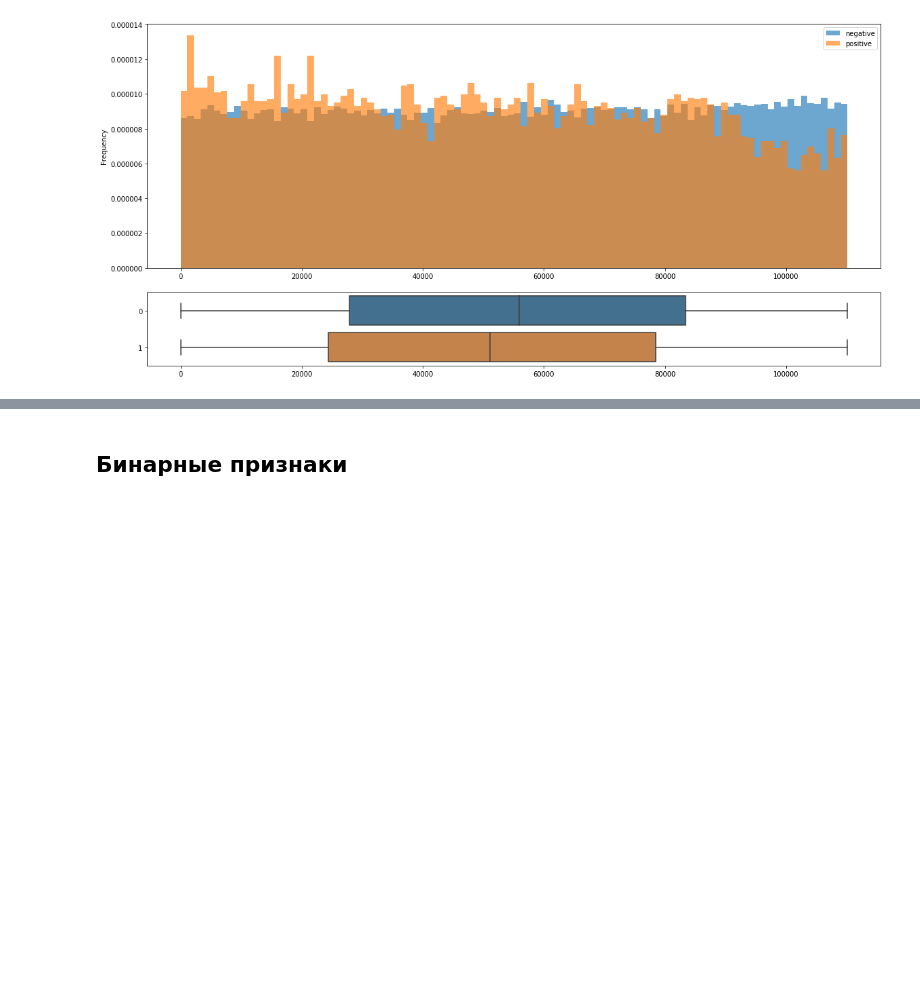
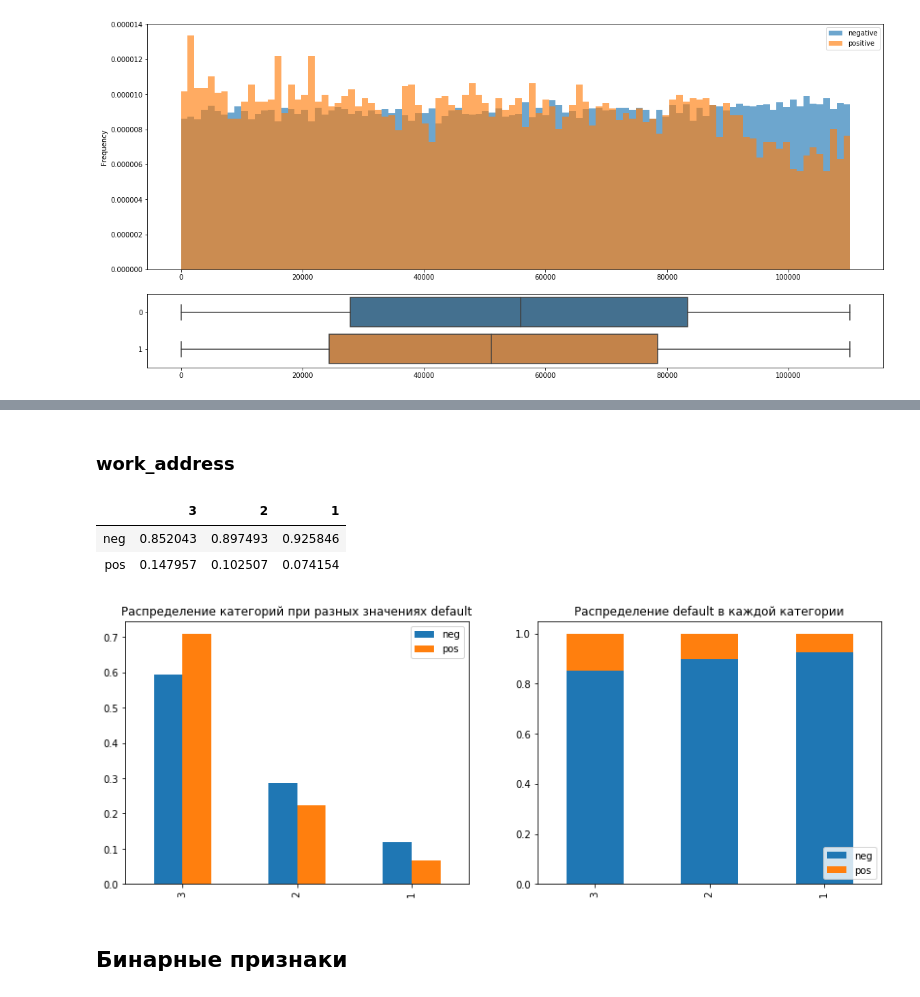
Before and after one commit to Urusut/IvanovDmitryV, a Jupyter notebook: Unit_5/Project_4.ipynb, the cells around one changed output, grey strips where cells are left out. Saved outputs shown, nothing was run; the diff lists cells and outputs as text; code cells hidden in the pictures; blank space fills up the shorter version.

```diff
--- a/Unit_5/Project_4.ipynb
+++ b/Unit_5/Project_4.ipynb
@@ -319,3 +355,12 @@ plt.hist([data.home_address[data.default==1].dropna(),
+# %% [markdown]
+### work_address
+# %%
+cat_visualisation(data.work_address)
+# %% [output]
+|  | 3 | 2 | 1 |
+| neg | 0.852043 | 0.897493 | 0.925846 |
+| pos | 0.147957 | 0.102507 | 0.074154 |
+[figure, added]
 # %% [markdown]
 ## Бинарные признаки
 # %%
```
Also changed, not shown: parts of 36 cells of this notebook, 2 other files.
